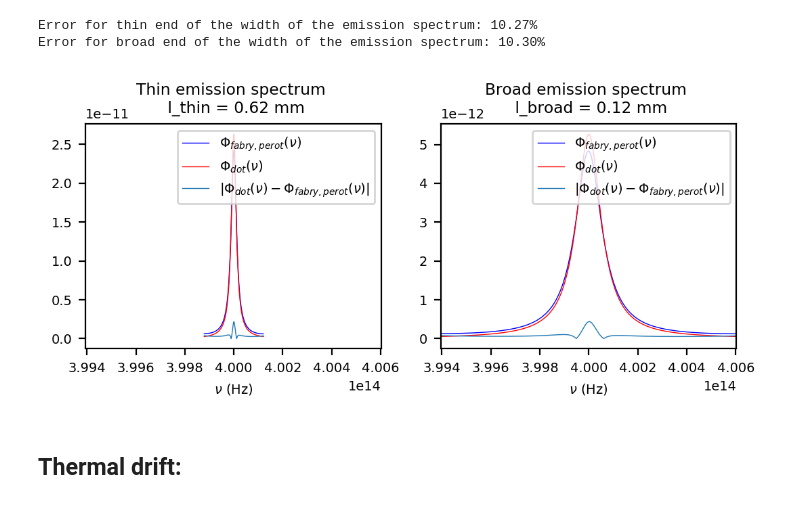
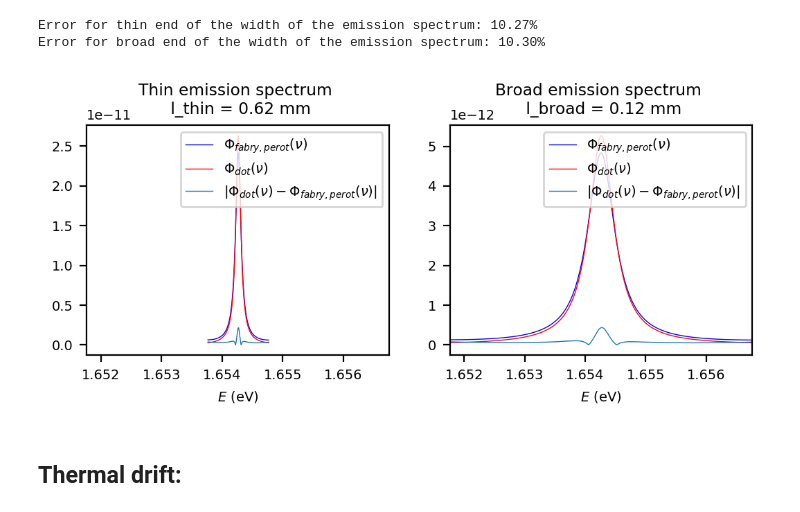
Before and after one commit to JKU-HFP/Sizing_Fabry_Perot_Interferometer, a Jupyter notebook: Sizing_Fabry_Perot_Interferometer.ipynb, the cells around one changed output. Cells and saved outputs as stored; diff of their text form; code cells hidden in the pictures.

```diff
--- a/Sizing_Fabry_Perot_Interferometer.ipynb
+++ b/Sizing_Fabry_Perot_Interferometer.ipynb
@@ -35,3 +39,6 @@ plt.rcParams.update({
+# %%
+def convert_Hz_to_eV(v_Hz):
+    return v_Hz * constants.h / constants.e
 # %% [markdown]
 Reflectivity of our mirrors.
 # %%
@@ -269,28 +278,28 @@ Error for broad end of the width of the emission spectrum: 10.30%
 # %%
 plt.figure()
 
 plt.subplot(1, 2, 1)
-plt.plot(V_2_thin[slice(*boundaries_fabry_perot_thin)], phi_fabry_perot_shifted_thin[slice(*boundaries_fabry_perot_thin)], "b", label=r"$\Phi_{fabry,perot}(\nu)$")
-plt.plot(V_thin[slice(*boundaries_dot_thin)], phi_dot_thin[slice(*boundaries_dot_thin)], "r" , label=r"$\Phi_{dot}(\nu)$")
-plt.plot(V_thin[slice(*boundaries_dot_thin)], numerator_thin, label=r"$|\Phi_{dot}(\nu) - \Phi_{fabry,perot}(\nu)|$")
-plt.xlabel(r"$\nu$ (Hz)")
+plt.plot(convert_Hz_to_eV(V_2_thin[slice(*boundaries_fabry_perot_thin)]), phi_fabry_perot_shifted_thin[slice(*boundaries_fabry_perot_thin)], "b", label=r"$\Phi_{fabry,perot}(\nu)$")
+plt.plot(convert_Hz_to_eV(V_thin[slice(*boundaries_dot_thin)]), phi_dot_thin[slice(*boundaries_dot_thin)], "r" , label=r"$\Phi_{dot}(\nu)$")
+plt.plot(convert_Hz_to_eV(V_thin[slice(*boundaries_dot_thin)]), numerator_thin, label=r"$|\Phi_{dot}(\nu) - \Phi_{fabry,perot}(\nu)|$")
+plt.xlabel(r"$E$ (eV)")
 plt.legend()
-plt.xlim(min(V_broad[slice(*boundaries_dot_broad)]), max(V_broad[slice(*boundaries_dot_broad)]))
+plt.xlim(convert_Hz_to_eV(min(V_broad[slice(*boundaries_dot_broad)])), convert_Hz_to_eV(max(V_broad[slice(*boundaries_dot_broad)])))
 plt.title(f"Thin emission spectrum \n l_thin = {l_thin * 10**3:.02f} mm")
 
 plt.subplot(1, 2, 2)
-plt.plot(V_2_broad[slice(*boundaries_fabry_perot_broad)], phi_fabry_perot_shifted_broad[slice(*boundaries_fabry_perot_broad)], "b", label=r"$\Phi_{fabry,perot}(\nu)$")
-plt.plot(V_broad[slice(*boundaries_dot_broad)], phi_dot_broad[slice(*boundaries_dot_broad)], "r" , label=r"$\Phi_{dot}(\nu)$")
-plt.plot(V_broad[slice(*boundaries_dot_broad)], numerator_broad, label=r"$|\Phi_{dot}(\nu) - \Phi_{fabry,perot}(\nu)|$")
-plt.xlabel(r"$\nu$ (Hz)")
+plt.plot(convert_Hz_to_eV(V_2_broad[slice(*boundaries_fabry_perot_broad)]), phi_fabry_perot_shifted_broad[slice(*boundaries_fabry_perot_broad)], "b", label=r"$\Phi_{fabry,perot}(\nu)$")
+plt.plot(convert_Hz_to_eV(V_broad[slice(*boundaries_dot_broad)]), phi_dot_broad[slice(*boundaries_dot_broad)], "r" , label=r"$\Phi_{dot}(\nu)$")
+plt.plot(convert_Hz_to_eV(V_broad[slice(*boundaries_dot_broad)]), numerator_broad, label=r"$|\Phi_{dot}(\nu) - \Phi_{fabry,perot}(\nu)|$")
+plt.xlabel(r"$E$ (eV)")
 plt.legend()
-plt.xlim(min(V_broad[slice(*boundaries_dot_broad)]), max(V_broad[slice(*boundaries_dot_broad)]))
+plt.xlim(convert_Hz_to_eV(min(V_broad[slice(*boundaries_dot_broad)])), convert_Hz_to_eV(max(V_broad[slice(*boundaries_dot_broad)])))
 plt.title(f"Broad emission spectrum \n l_broad = {l_broad * 10**3:.02f} mm")
 
 
 plt.show()
 # %% [output]
-[figure, old version]
+[figure, new version]
 # %% [markdown]
 ## Thermal drift:
 # %% [markdown]
```
Also changed, not shown: parts of 5 cells of this notebook.
